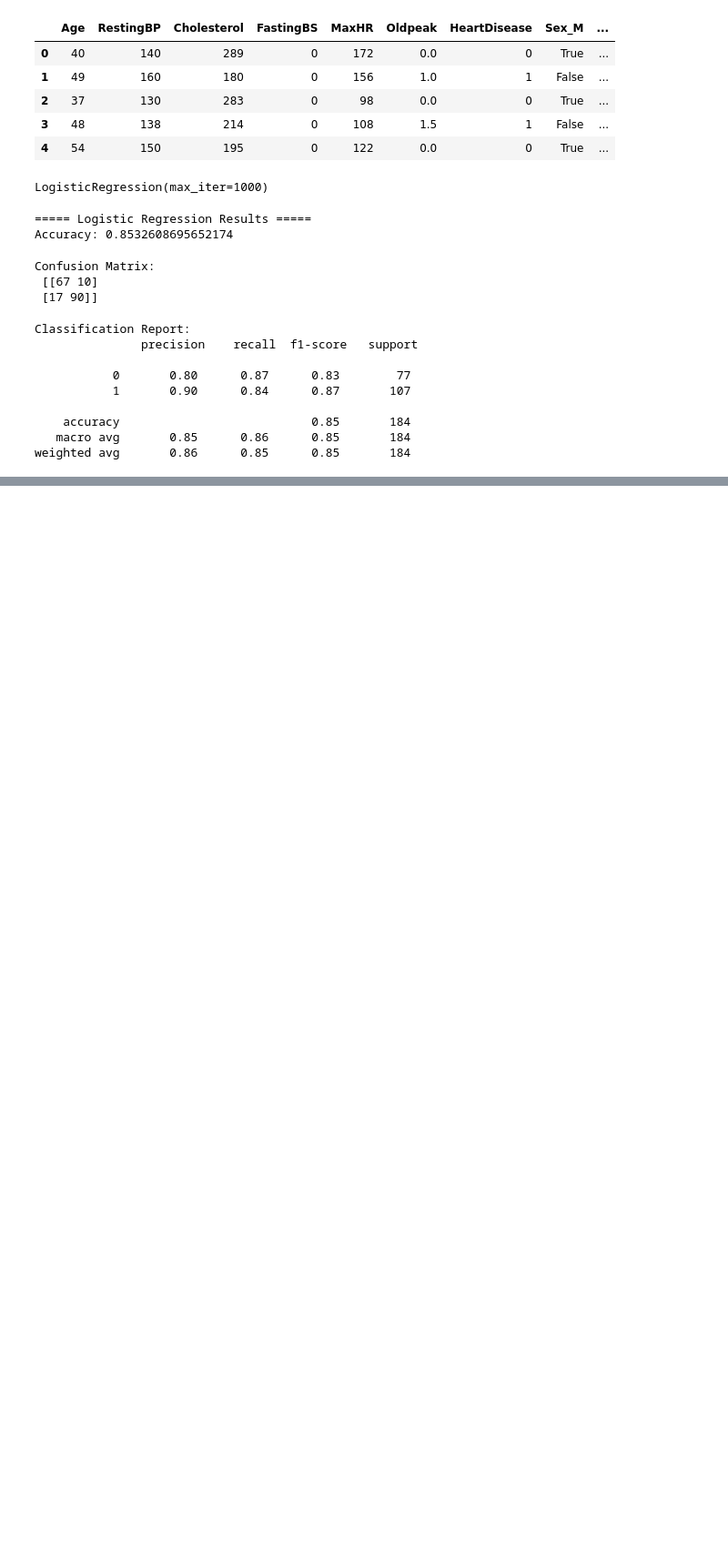
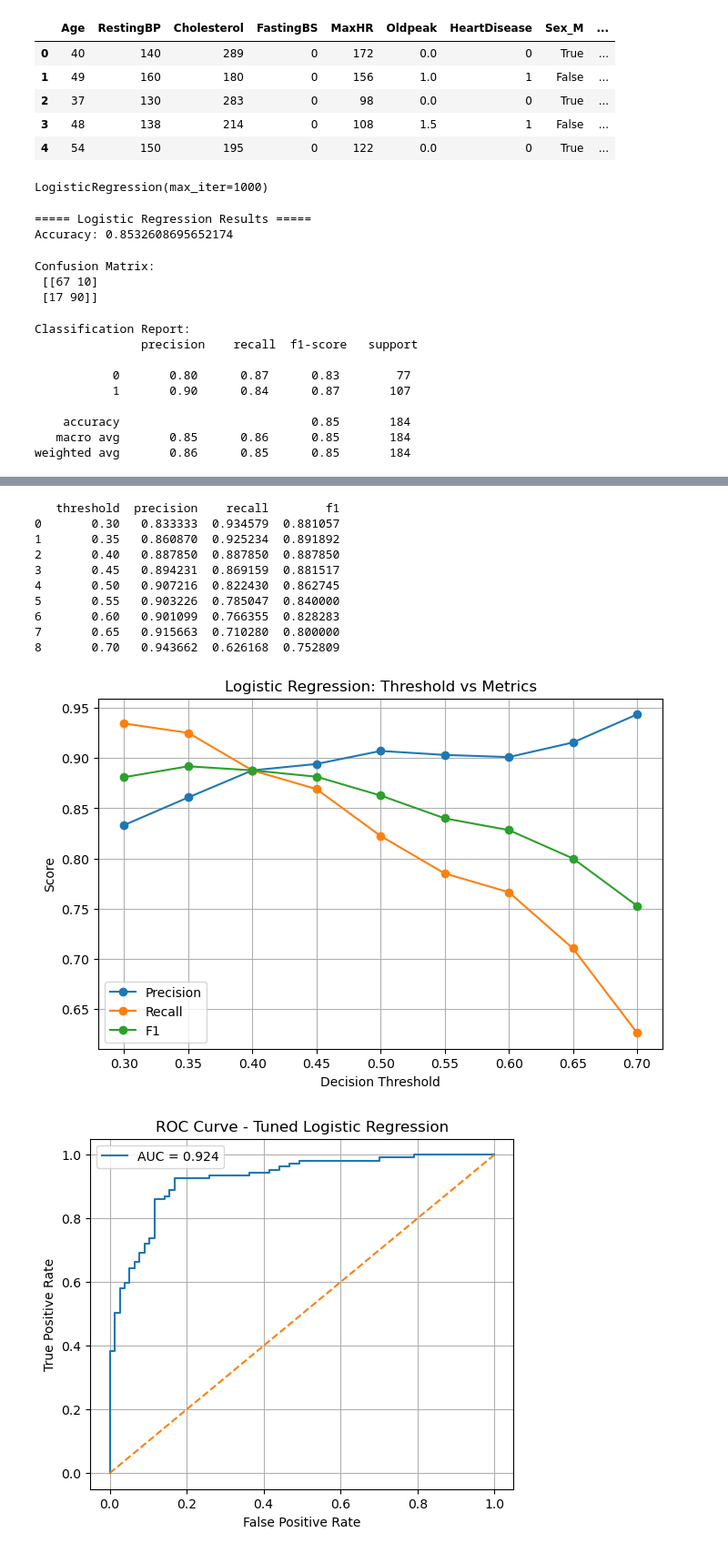
Before and after one commit to santhuxx/heart-disease-ml-classification, a Jupyter notebook: logistic_regression/logistic.ipynb, the cells around one changed output, grey strips where cells are left out. Shown at 91% size. Saved outputs shown, nothing was run; the diff lists cells and outputs as text; code cells hidden in the pictures; blank space fills up the shorter version.

Commit message:
Update logistic regression notebook and metrics

```diff
--- a/logistic_regression/logistic.ipynb
+++ b/logistic_regression/logistic.ipynb
@@ -129,7 +128,0 @@ plt.show()
-# %%
-import json
-
-results = {"Logistic Regression": accuracy}
-
-with open("../comparison/logistic.json", "w") as f:
-    json.dump(results, f)
@@ -135,0 +230,55 @@ with open("../comparison/logistic.json", "w") as f:
+# %%
+# Decision threshold optimization (instead of fixed 0.50)
+thresholds = [i / 100 for i in range(30, 71, 5)]
+threshold_results = []
+
+for t in thresholds:
+    y_pred_thr = (y_proba_tuned >= t).astype(int)
+    threshold_results.append(
+        {
+            "threshold": t,
+            "precision": precision_score(y_test, y_pred_thr),
+            "recall": recall_score(y_test, y_pred_thr),
+            "f1": f1_score(y_test, y_pred_thr),
+        }
+    )
+
+threshold_df = pd.DataFrame(threshold_results)
+print(threshold_df)
+
+# Plot precision/recall/f1 trade-off
+plt.figure(figsize=(8, 5))
+plt.plot(threshold_df["threshold"], threshold_df["precision"], marker="o", label="Precision")
+plt.plot(threshold_df["threshold"], threshold_df["recall"], marker="o", label="Recall")
+plt.plot(threshold_df["threshold"], threshold_df["f1"], marker="o", label="F1")
+plt.xlabel("Decision Threshold")
+plt.ylabel("Score")
+plt.title("Logistic Regression: Threshold vs Metrics")
+plt.legend()
+plt.grid(True)
+plt.show()
+
+# ROC curve for tuned model
+fpr, tpr, _ = roc_curve(y_test, y_proba_tuned)
+plt.figure(figsize=(6, 5))
+plt.plot(fpr, tpr, label=f"AUC = {roc_auc_score(y_test, y_proba_tuned):.3f}")
+plt.plot([0, 1], [0, 1], linestyle="--")
+plt.xlabel("False Positive Rate")
+plt.ylabel("True Positive Rate")
+plt.title("ROC Curve - Tuned Logistic Regression")
+plt.legend()
+plt.grid(True)
+plt.show()
+# %% [output]
+   threshold  precision    recall        f1
+0       0.30   0.833333  0.934579  0.881057
+1       0.35   0.860870  0.925234  0.891892
+2       0.40   0.887850  0.887850  0.887850
+3       0.45   0.894231  0.869159  0.881517
+4       0.50   0.907216  0.822430  0.862745
+5       0.55   0.903226  0.785047  0.840000
+6       0.60   0.901099  0.766355  0.828283
+7       0.65   0.915663  0.710280  0.800000
+8       0.70   0.943662  0.626168  0.752809
+[figure, added]
+[figure, added]
```
Also changed, not shown: parts of 5 cells of this notebook, 1 other file.
